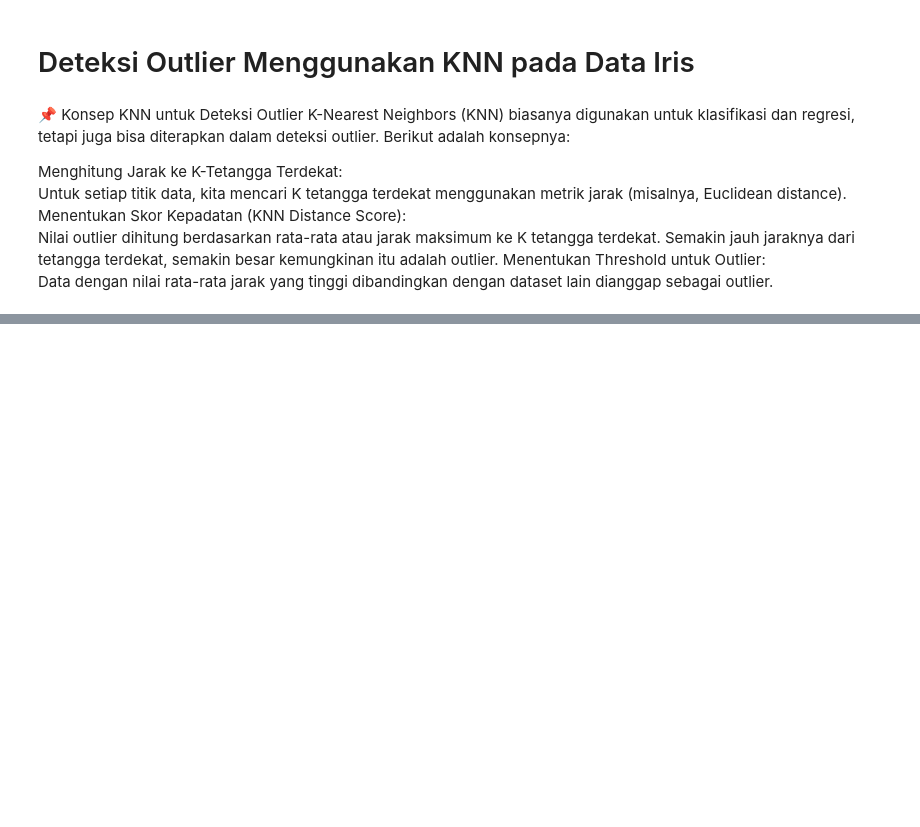
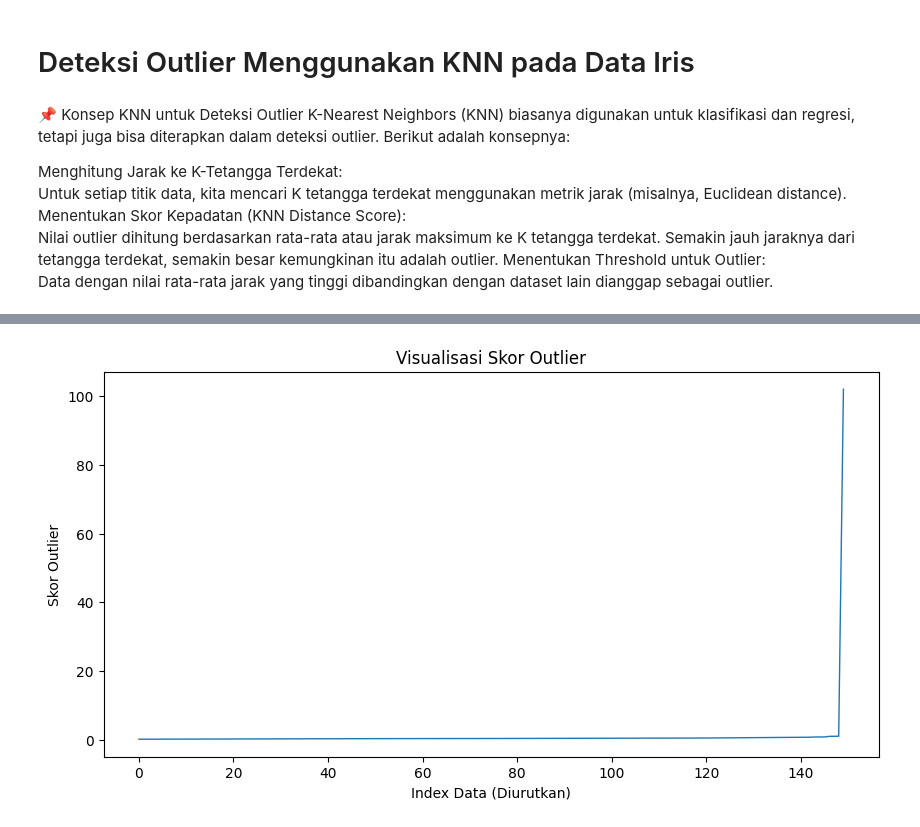
Before and after one commit to tuhu02/pendata, a Jupyter notebook: Memahami-Data.ipynb, the cells around one changed output, grey strips where cells are left out. Saved outputs shown, nothing was run; the diff lists cells and outputs as text; code cells hidden in the pictures; blank space fills up the shorter version.

```diff
--- a/Memahami-Data.ipynb
+++ b/Memahami-Data.ipynb
@@ -353,0 +391,12 @@ Data yang terdeteksi sebagai outlier:
+# %%
+# Urutkan skor outlier agar lebih jelas
+sorted_scores = np.sort(outlier_scores)
+
+plt.figure(figsize=(10, 5))
+plt.plot(sorted_scores, linewidth=1)
+plt.title("Visualisasi Skor Outlier")
+plt.xlabel("Index Data (Diurutkan)")
+plt.ylabel("Skor Outlier")
+plt.show()
+# %% [output]
+[figure, added]
```
Also changed, not shown: parts of 5 cells of this notebook, 4 other files.
